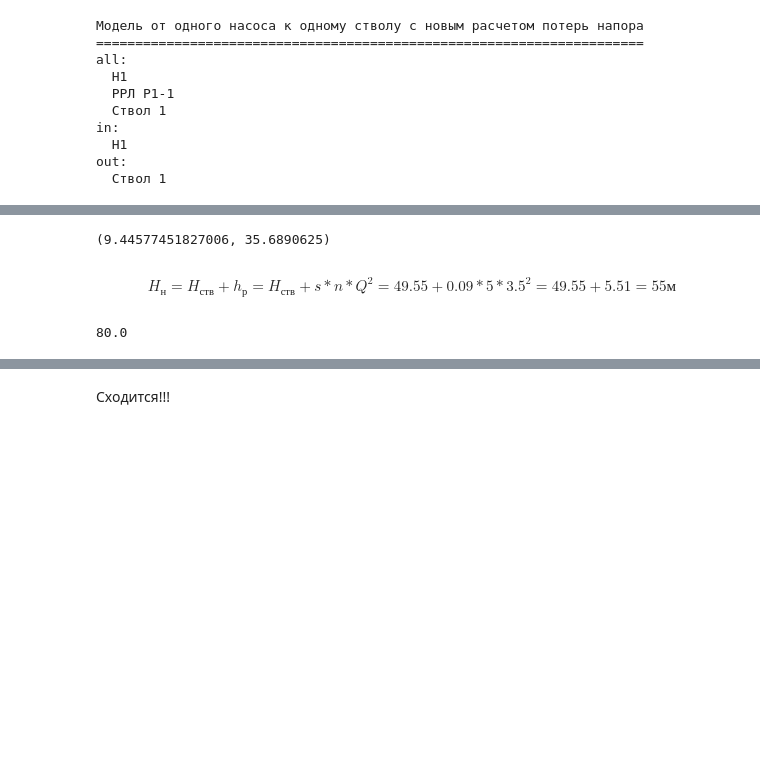
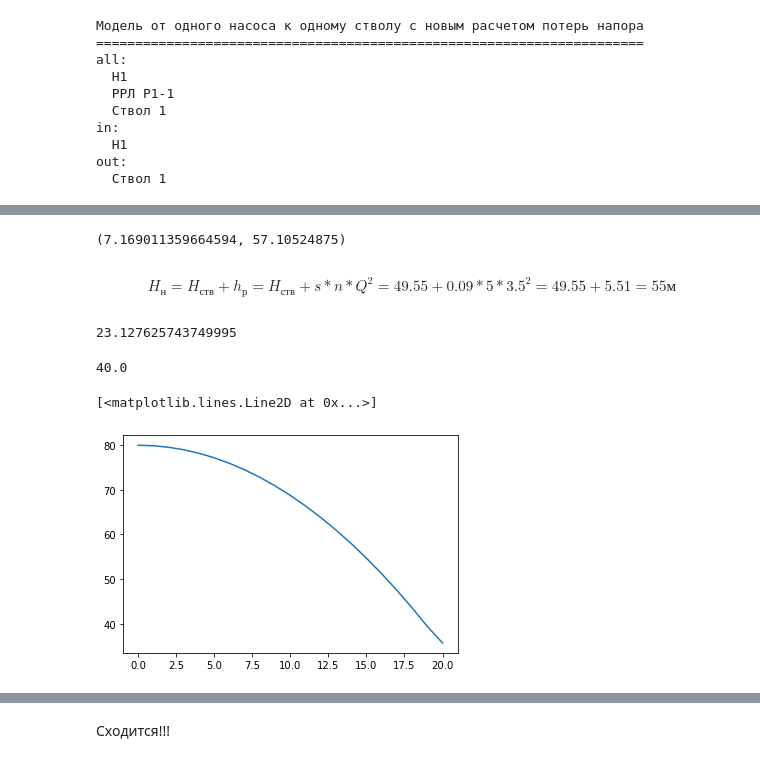
Before and after one commit to Obsidian-pb/NRS_modeller, a Jupyter notebook: workFolder/model_tessts.ipynb, the cells around one changed output, grey strips where cells are left out. Drawn from its saved outputs; the diff is of its cells as text; code cells hidden in the pictures; blank space fills up the shorter version.

```diff
--- a/workFolder/model_tessts.ipynb
+++ b/workFolder/model_tessts.ipynb
@@ -503,6 +503,8 @@ hose.history()['h']
 
 Вместо разового скачка, производительность стволов увеличивается постепенно.
 # %%
+import warnings
+
 def q_out_nozzle_3(elmnt, step=0.5):
     '''
     Функция расчета расхода на элементе\n
@@ -510,11 +512,14 @@ def q_out_nozzle_3(elmnt, step=0.5):
         Выход:
             float. Расход л/с
     '''
-    # print('-'*10)
+    print('-'*10)
     new_q = elmnt.p*pow(elmnt.H_in, 0.5)
-    # print(elmnt.q, new_q)
+    print(elmnt.q, elmnt.H_in, new_q, elmnt.q - new_q)
     if abs(elmnt.q - new_q) > step:
-        new_q = elmnt.q + step
+        if elmnt.q - new_q > 0:
+            new_q = elmnt.q - step
+        else:
+            new_q = elmnt.q + step
     # else:
     #     new_q = elmnt.q
     print(elmnt.q, new_q)
@@ -558,7 +563,9 @@ class NRS_Model_2(NRS_Model):
                     elmnt.set_H_in(elmnt.H_in)
                     # elmnt.set_H_in(elmnt.H_add + elmnt.H_in)  elmnt.H_add = self.h + self.H_in
                 for elmnt in self.elmnts_out:
-                    elmnt.set_q_zero()
+                    # elmnt.set_q_zero()
+                    for elmnt_in in elmnt.elements_previous:
+                        elmnt_in.set_q_zero()
                 for elmnt in self.elmnts_out:
                     elmnt.set_q(elmnt.get_q_out())
                 if fixStates:
@@ -571,7 +578,8 @@ class NRS_Model_2(NRS_Model):
                 # if iters>=3:
                 Q[0]=Q[1]
                 Q[1]=Q[2]
-                Q[2]=self.summaryQ()
+                # Q[2]=self.summaryQ()
+                Q[2]=sum([elmnt.q for elmnt in self.elmnts_out])
 
 
                 QD_1=abs(Q[1]-Q[0])
@@ -619,7 +627,9 @@ class NRS_Model_2(NRS_Model):
                 if QD_1<QD_2:
                     # logger.debug("Расчет НРС не возможен")
                     # print('Невязки', Q, QD_1, QD_2)
-                    raise ValueError("НРС с заданными параметрами не работоспособна")
+                    warnings.warn("НРС с заданными параметрами не стабильна", Warning)
+                    return self, {'iters':i, 'QD2':QD_2, 'correct':True}
+                    # raise ValueError("НРС с заданными параметрами не стабильна")
 
                 i+=1
 
@@ -717,12 +728,22 @@ hose.history()['q'][-1], hose.history()['h'][-1]
 # %%
 nozzle.history()['q'][-1], nozzle.history()['H_in'][-1]
 # %% [output]
-(9.44577451827006, 35.6890625)
+(7.169011359664594, 57.10524875)
 # %% [markdown]
 $$
 H_н = H_{ств} + h_{р} = H_{ств} + s * n * Q^2 = 49.55 + 0.09 * 5 * 3.5^2 = 49.55 + 5.51 = 55 м
 $$
+# %%
+# Потери напора в рукавной линии:
+0.09 * 5 * 7.169011359664594**2
+# %% [output]
+23.127625743749995
 # %%
 hose.history()['h'][-1]  + nozzle.history()['H_in'][-1]
 # %% [output]
-80.0
+40.0
+# %%
+plt.plot(nozzle.history()['H_in'])
+# %% [output]
+[<matplotlib.lines.Line2D at 0x...>]
+[figure, added]
```
Also changed, not shown: parts of 4 cells of this notebook.
